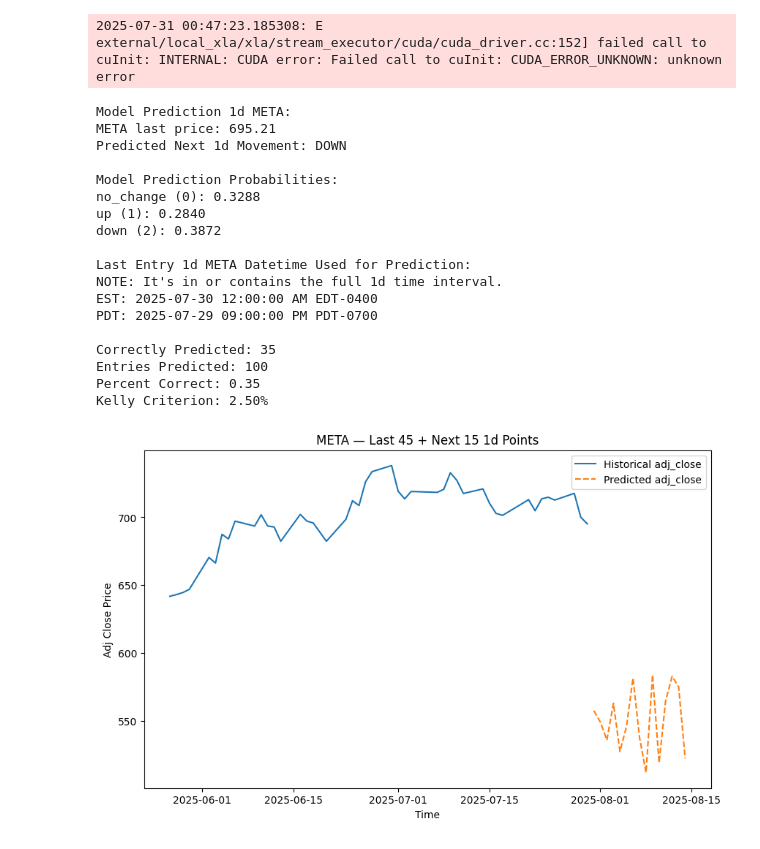
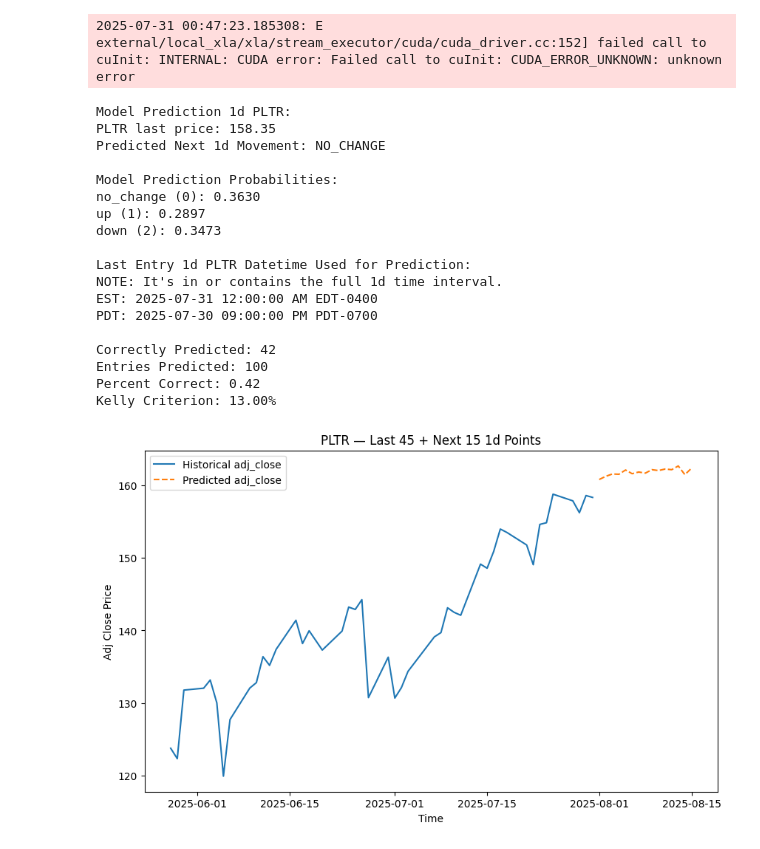
Before and after one commit to yuchild/stock_production_agg, a Jupyter notebook: validations.ipynb, the cells around one changed output. Saved outputs shown, nothing was run; the diff lists cells and outputs as text; code cells hidden in the pictures.

```diff
--- a/validations.ipynb
+++ b/validations.ipynb
@@ -33,7 +33,7 @@ f.make_master_table(stock_set, interval)
 # %%
 f.xg_boost_model(interval, grid_search_on=True)
 # %%
-symbol = 'meta'.upper()
+symbol = 'pltr'.upper()
 interval = '1d'
 f.model_prospect(symbol, interval, build=False)
 df_val = f.model_validation(symbol, interval)
@@ -45,33 +45,33 @@ p = correctly_predicted / entries_predicted # percent correct
 print(f'Percent Correct: {p}')
 print(f'Kelly Criterion: {f.kelly_c(p=[p], l=1, g=2)[0]:.2%}')
 # %% [output]
-Model Prediction 1d META:
-META last price: 695.21
-Predicted Next 1d Movement: DOWN
+Model Prediction 1d PLTR:
+PLTR last price: 158.35
+Predicted Next 1d Movement: NO_CHANGE
 
 Model Prediction Probabilities:
-no_change (0): 0.3288
-up (1): 0.2840
-down (2): 0.3872
+no_change (0): 0.3630
+up (1): 0.2897
+down (2): 0.3473
 
-Last Entry 1d META Datetime Used for Prediction:
+Last Entry 1d PLTR Datetime Used for Prediction:
 NOTE: It's in or contains the full 1d time interval.
-EST: 2025-07-30 12:00:00 AM EDT-0400
-PDT: 2025-07-29 09:00:00 PM PDT-0700
+EST: 2025-07-31 12:00:00 AM EDT-0400
+PDT: 2025-07-30 09:00:00 PM PDT-0700
 
-Correctly Predicted: 35
+Correctly Predicted: 42
 Entries Predicted: 100
-Percent Correct: 0.35
-Kelly Criterion: 2.50%
+Percent Correct: 0.42
+Kelly Criterion: 13.00%
 # %%
 # regressor model
 # Train the 15-step-ahead model on your aggregated data:
 f.xg_boost_reg_model(interval="1m", grid_search_on=True)
 # %%
 # Then for any symbol, plot the last 45 days plus the next 15-day forecast:
-f.plot_adj_close("meta", interval="1d")
+f.plot_adj_close("pltr", interval="1d")
 # %% [output]
-[figure, old version]
+[figure, new version]
 # %%
 import os
 import warnings
```
Also changed, not shown: 3 other files.
